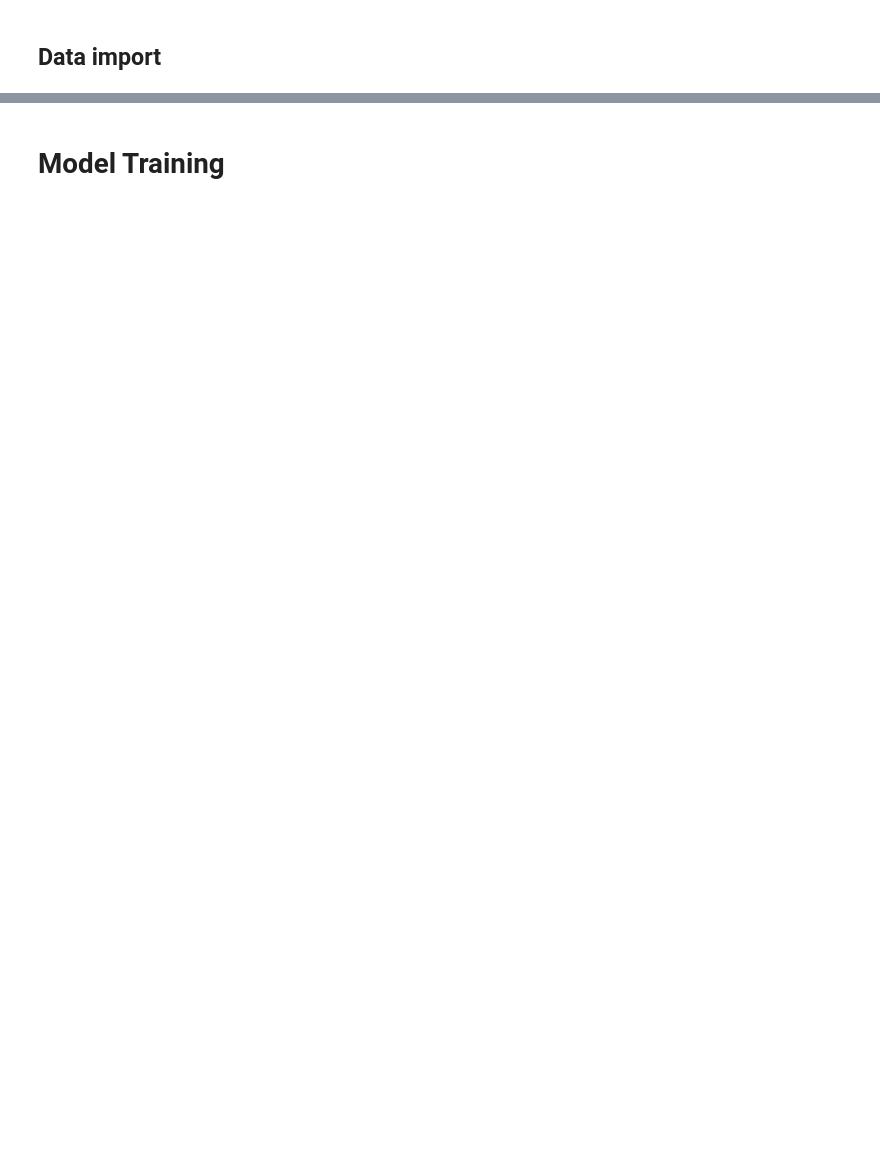
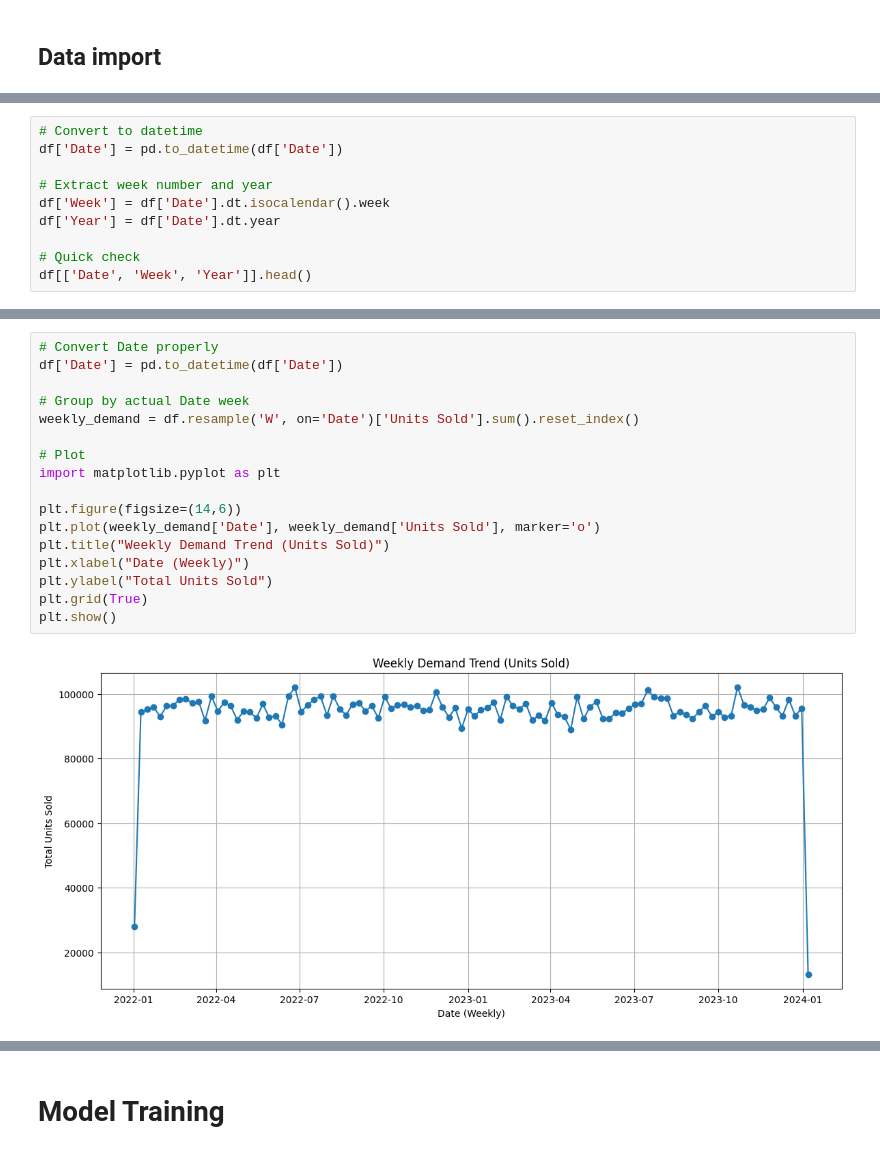
Before and after one commit to B-saini/AI_Project_market_trend_analysis, a Jupyter notebook: Market_Trend.ipynb, the cells around one changed output, grey strips where cells are left out. Saved outputs shown, nothing was run; the diff lists cells and outputs as text; blank space fills up the shorter version.

```diff
--- a/Market_Trend.ipynb
+++ b/Market_Trend.ipynb
@@ -49,0 +163,10 @@ unzip:  cannot find or open market-sales-forecasting-dataset.zip, market-sales-f
+# %%
+# Convert to datetime
+df['Date'] = pd.to_datetime(df['Date'])
+
+# Extract week number and year
+df['Week'] = df['Date'].dt.isocalendar().week
+df['Year'] = df['Date'].dt.year
+
+# Quick check
+df[['Date', 'Week', 'Year']].head()
@@ -49,0 +180,19 @@ unzip:  cannot find or open market-sales-forecasting-dataset.zip, market-sales-f
+# %%
+# Convert Date properly
+df['Date'] = pd.to_datetime(df['Date'])
+
+# Group by actual Date week
+weekly_demand = df.resample('W', on='Date')['Units Sold'].sum().reset_index()
+
+# Plot
+import matplotlib.pyplot as plt
+
+plt.figure(figsize=(14,6))
+plt.plot(weekly_demand['Date'], weekly_demand['Units Sold'], marker='o')
+plt.title("Weekly Demand Trend (Units Sold)")
+plt.xlabel("Date (Weekly)")
+plt.ylabel("Total Units Sold")
+plt.grid(True)
+plt.show()
+# %% [output]
+[figure, added]
```
Also changed, not shown: parts of 42 cells of this notebook.
